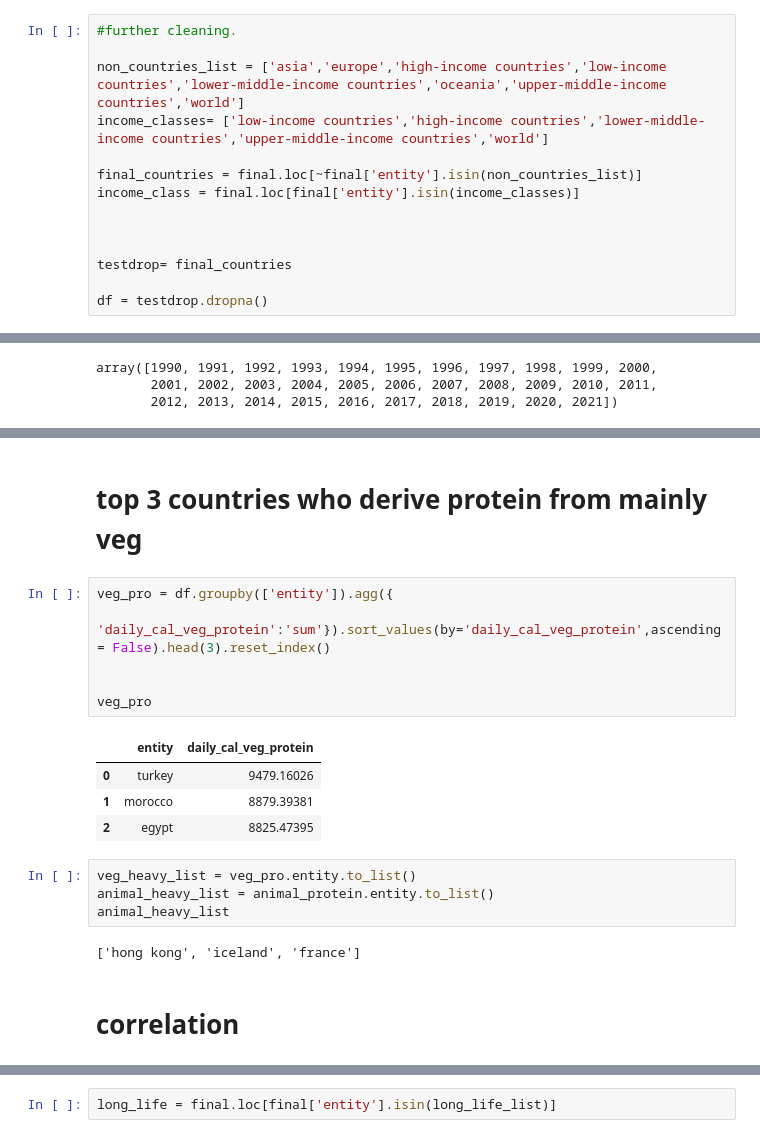
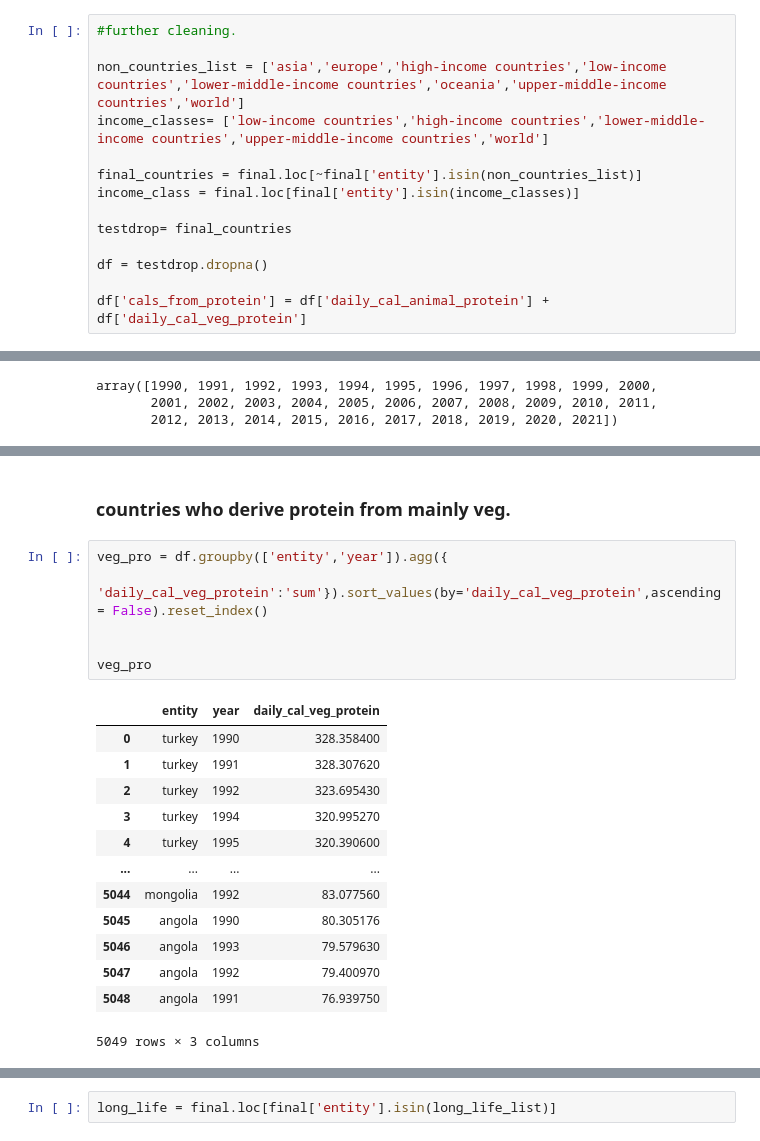
Before and after one commit to NSS-Full-Time-Data-Analytics-14/jonny_farro_cap, a Jupyter notebook: jonnyfarro_capstone_notebook.ipynb, the cells around one changed output, grey strips where cells are left out. Cells and saved outputs as stored; diff of their text form.

```diff
--- a/jonnyfarro_capstone_notebook.ipynb
+++ b/jonnyfarro_capstone_notebook.ipynb
@@ -132,8 +136,8 @@ income_classes= ['low-income countries','high-income countries','lower-middle-in
 final_countries = final.loc[~final['entity'].isin(non_countries_list)]
 income_class = final.loc[final['entity'].isin(income_classes)]
 
-
-
 testdrop= final_countries
 
 df = testdrop.dropna()
+
+df['cals_from_protein'] = df['daily_cal_animal_protein'] + df['daily_cal_veg_protein']
@@ -213,21 +480,22 @@ plt.xticks(rotation=40);
 # %% [markdown]
-# top 3 countries who derive protein from mainly veg
+###  countries who derive protein from mainly veg.
 # %%
-veg_pro = df.groupby(['entity']).agg({
-    'daily_cal_veg_protein':'sum'}).sort_values(by='daily_cal_veg_protein',ascending = False).head(3).reset_index()
+veg_pro = df.groupby(['entity','year']).agg({
+    'daily_cal_veg_protein':'sum'}).sort_values(by='daily_cal_veg_protein',ascending = False).reset_index()
 
 
 veg_pro
 # %% [output]
-|  | entity | daily_cal_veg_protein |
-| 0 | turkey | 9479.16026 |
-| 1 | morocco | 8879.39381 |
-| 2 | egypt | 8825.47395 |
+|  | entity | year | daily_cal_veg_protein |
+| 0 | turkey | 1990 | 328.358400 |
+| 1 | turkey | 1991 | 328.307620 |
+| 2 | turkey | 1992 | 323.695430 |
+| 3 | turkey | 1994 | 320.995270 |
+| 4 | turkey | 1995 | 320.390600 |
+| ... | ... | ... | ... |
+| 5044 | mongolia | 1992 | 83.077560 |
+| 5045 | angola | 1990 | 80.305176 |
+| 5046 | angola | 1993 | 79.579630 |
+| 5047 | angola | 1992 | 79.400970 |
+| 5048 | angola | 1991 | 76.939750 |
+5049 rows × 3 columns
-# %%
-veg_heavy_list = veg_pro.entity.to_list()
-animal_heavy_list = animal_protein.entity.to_list()
-animal_heavy_list
-# %% [output]
-['hong kong', 'iceland', 'france']
-# %% [markdown]
-# correlation
```
Also changed, not shown: parts of 83 cells of this notebook.
